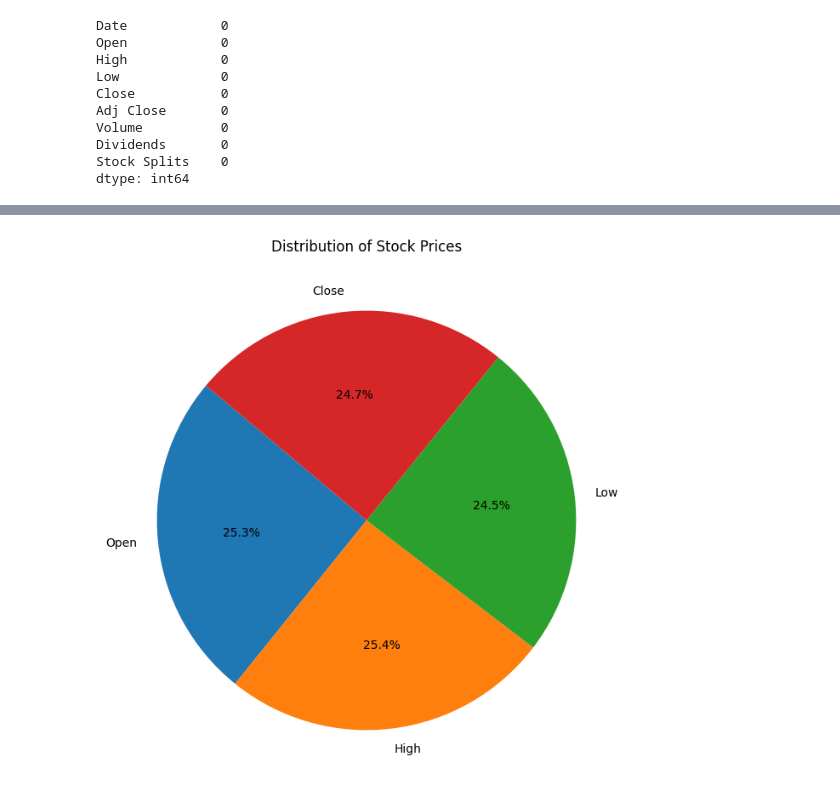
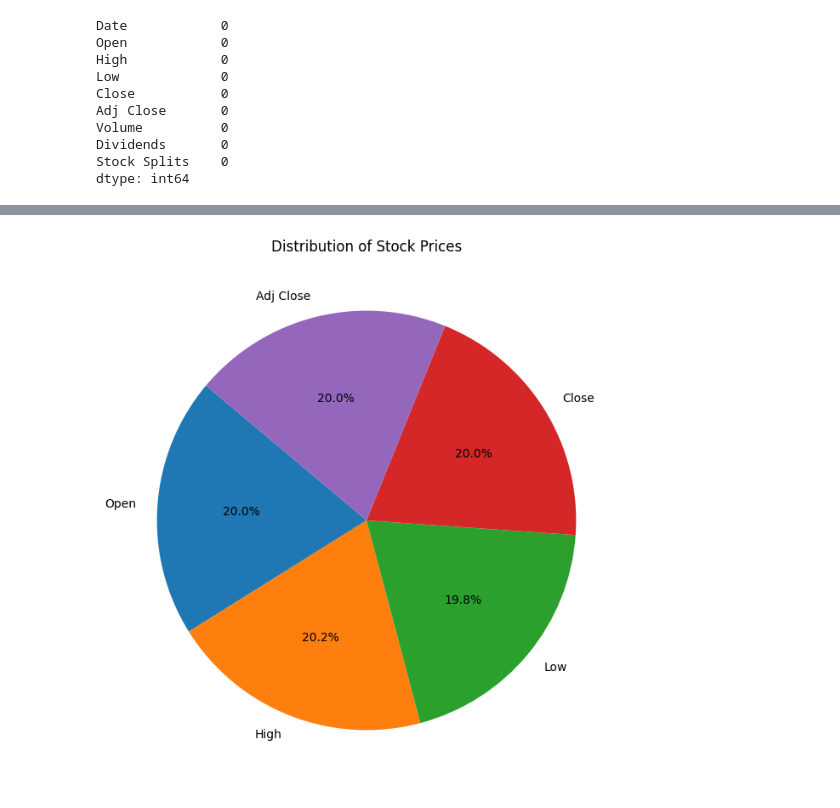
Before and after one commit to obig20/week_one, a Jupyter notebook: EDA.ipynb, the cells around one changed output, grey strips where cells are left out. Saved outputs shown, nothing was run; the diff lists cells and outputs as text; code cells hidden in the pictures.

```diff
--- a/EDA.ipynb
+++ b/EDA.ipynb
@@ -133,20 +156,20 @@ plt.show()
 # %%
 import matplotlib.pyplot as plt
 import pandas as pd
 
 # Sample data based on the provided summary
 data = {
-    'Category': ['Open', 'High', 'Low', 'Close'],
-    'Values': [224.000000, 224.800003, 217.130005, 218.539993 ]
+    'Category': ['Open', 'High', 'Low', 'Close', 'Adj Close'],
+    'Values': [37.360464, 37.801009, 36.882561, 37.351096, 37.351096]
 }
 
 # Create a DataFrame
 df = pd.DataFrame(data)
 
 # Plot the pie chart
 plt.figure(figsize=(8, 8))
 plt.pie(df['Values'], labels=df['Category'], autopct='%1.1f%%', startangle=140)
 plt.title('Distribution of Stock Prices')
 plt.show()
 # %% [output]
-[figure, old version]
+[figure, new version]
```
Also changed, not shown: parts of 8 cells of this notebook, 5 other files.
